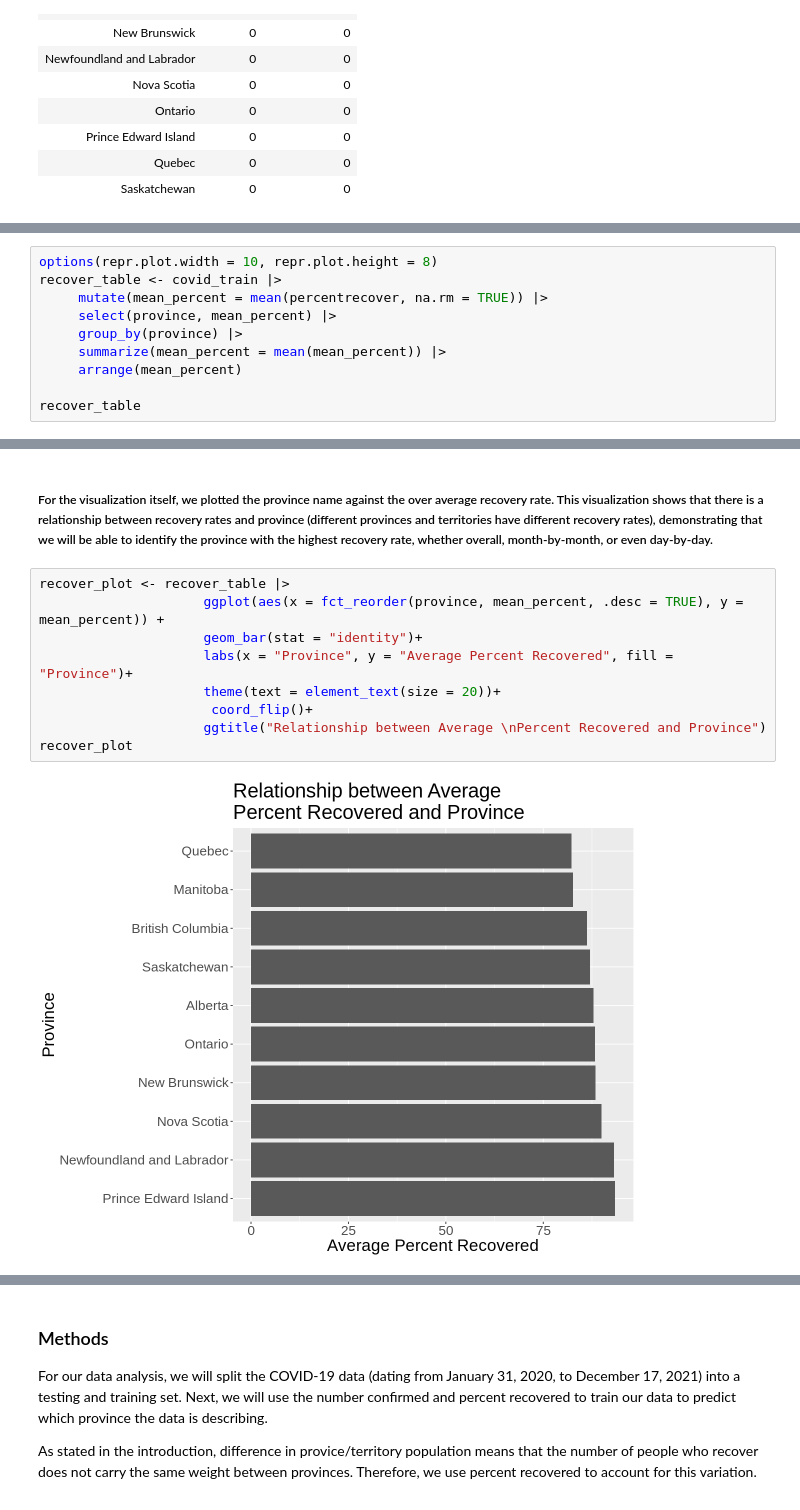
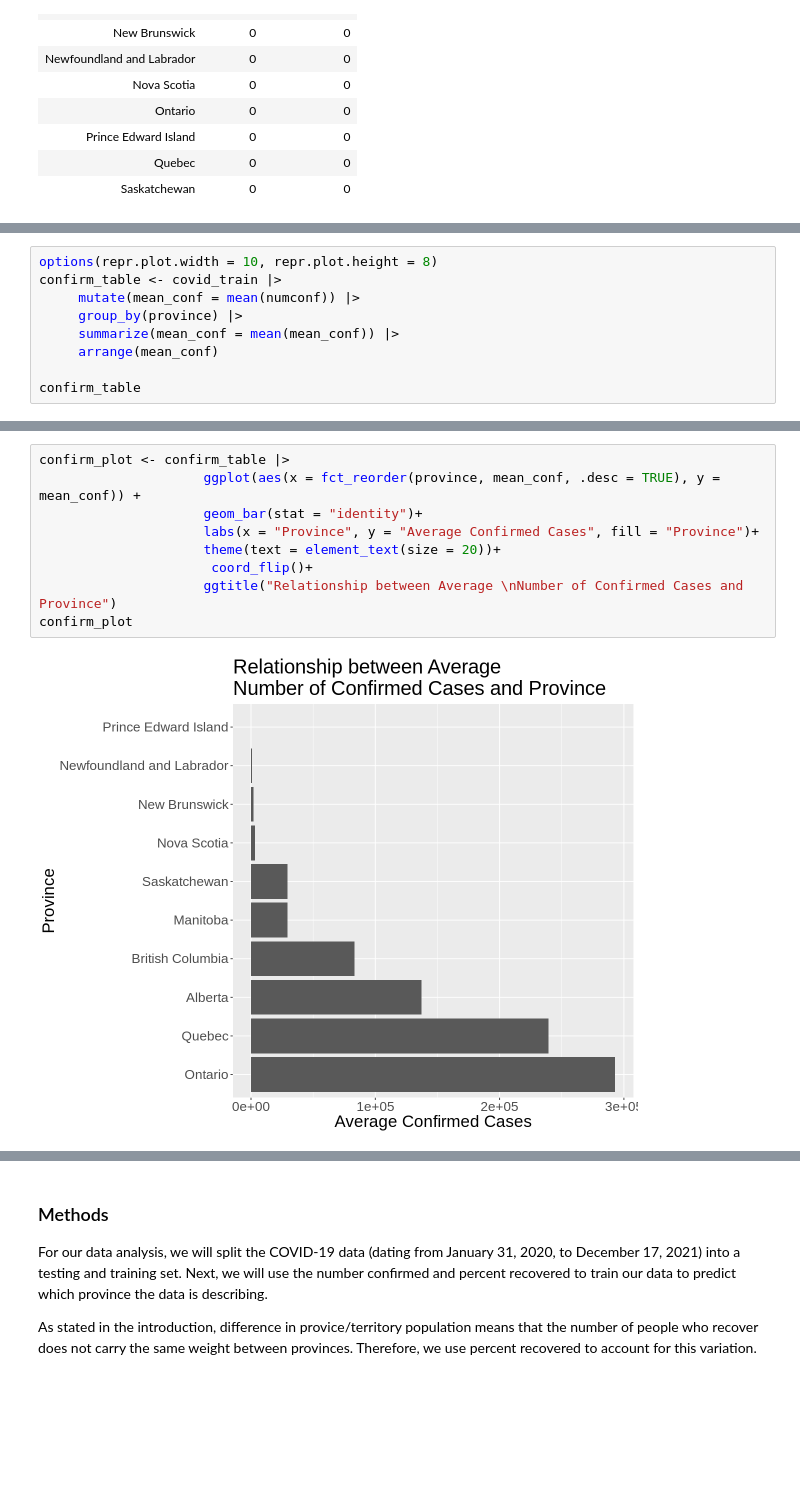
Before and after one commit to mikcblue7/dsci-100-project-group2, a Jupyter notebook: Group-2-Proposal.ipynb, the cells around one changed output, grey strips where cells are left out. Cells and saved outputs as stored; diff of their text form; blank space fills up the shorter version.

Commit message:
graph edits

```diff
--- a/Group-2-Proposal.ipynb
+++ b/Group-2-Proposal.ipynb
@@ -240,12 +240,11 @@ A tibble: 10 × 3
 # %%
 options(repr.plot.width = 10, repr.plot.height = 8)
-recover_table <- covid_train |>
-     mutate(mean_percent = mean(percentrecover, na.rm = TRUE)) |>
-     select(province, mean_percent) |>
+confirm_table <- covid_train |>
+     mutate(mean_conf = mean(numconf)) |>
      group_by(province) |>
-     summarize(mean_percent = mean(mean_percent)) |>
-     arrange(mean_percent)
+     summarize(mean_conf = mean(mean_conf)) |>
+     arrange(mean_conf)
 
-recover_table
+confirm_table
 # %% [output]
 A tibble: 10 × 2
@@ -264,13 +263,11 @@ A tibble: 10 × 2
-# %% [markdown]
-##### For the visualization itself, we plotted the province name against the over average recovery rate. This visualization shows that there is a relationship between recovery rates and province (different provinces and territories have different recovery rates), demonstrating that we will be able to identify the province with the highest recovery rate, whether overall, month-by-month, or even day-by-day.
 # %%
-recover_plot <- recover_table |>
-                     ggplot(aes(x = fct_reorder(province, mean_percent, .desc = TRUE), y = mean_percent)) +
+confirm_plot <- confirm_table |>
+                     ggplot(aes(x = fct_reorder(province, mean_conf, .desc = TRUE), y = mean_conf)) +
                      geom_bar(stat = "identity")+
-                     labs(x = "Province", y = "Average Percent Recovered", fill = "Province")+
+                     labs(x = "Province", y = "Average Confirmed Cases", fill = "Province")+
                      theme(text = element_text(size = 20))+
                       coord_flip()+
-                     ggtitle("Relationship between Average \nPercent Recovered and Province")
-recover_plot
+                     ggtitle("Relationship between Average \nNumber of Confirmed Cases and Province")
+confirm_plot
 # %% [output]
-[figure, old version]
+[figure, new version]
```
Also changed, not shown: parts of 4 cells of this notebook.
